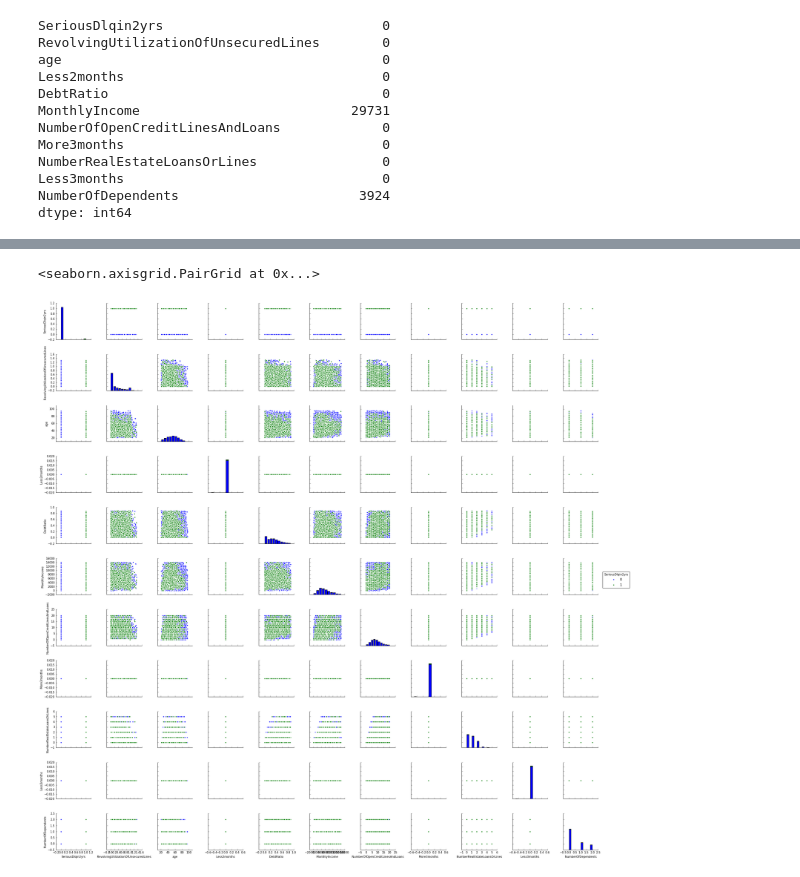
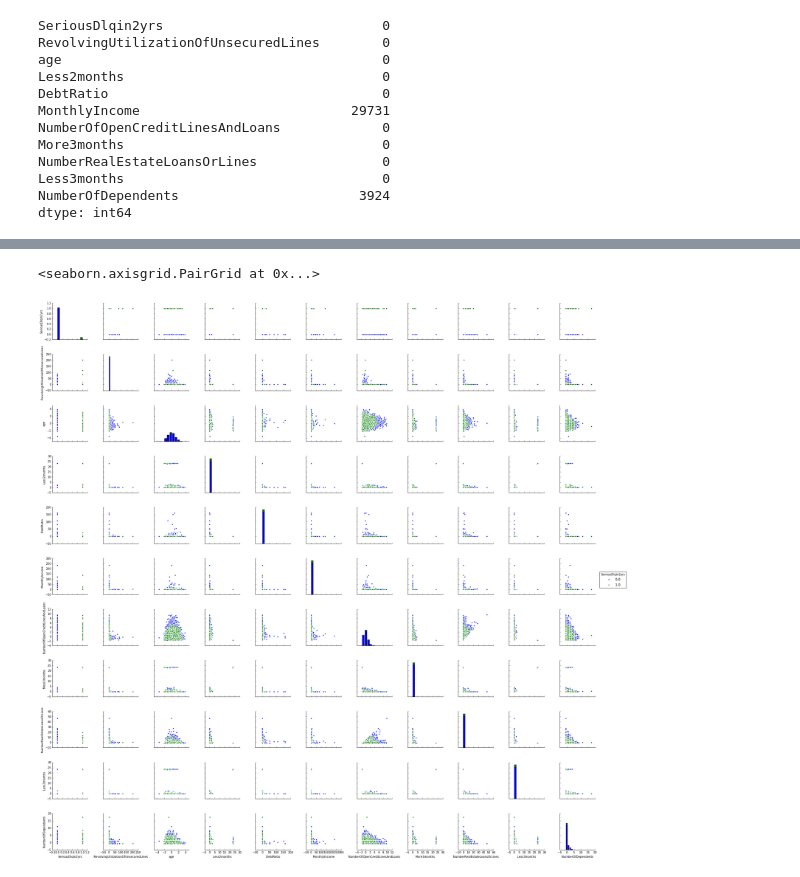
Before and after one commit to Keisuke-Yokota/CAPP-30254-1-Spring-2018-, a Jupyter notebook: hw2/HW2 doing.ipynb, the cells around one changed output, grey strips where cells are left out. Drawn from its saved outputs; the diff is of its cells as text; code cells hidden in the pictures.

```diff
--- a/hw2/HW2 doing.ipynb
+++ b/hw2/HW2 doing.ipynb
@@ -5,7 +5,8 @@ import matplotlib.pyplot as plt
 import seaborn as sns
 %matplotlib inline
 # %%
-df = pd.read_csv('cs-training.csv')
+df = pd.read_csv('cs-training.csv', header=0)
+df.reset_index()
 df = df.rename(columns={'Unnamed: 0':'ID',
                         'NumberOfTime30-59DaysPastDueNotWorse':'Less2months',
                        'NumberOfTimes90DaysLate':'More3months',
@@ -94,0 +193,3 @@ a.corr(
+# %%
+sc = StandardScaler()
+df_std = sc.fit_transform(df.iloc[:, 1:].fillna(df.mean()))
@@ -94,0 +212,5 @@ a.corr(
+# %%
+df_std = pd.DataFrame(df_std)
+df_std.index = df_std.index + 1
+df_std.columns = df.iloc[:, 1:].columns
+df_std.describe()
@@ -95,5 +227,7 @@ a.corr(
+# %%
+new_df = pd.concat([df.iloc[:, 0], df_std], axis=1)
 # %%
-sns.pairplot(a , hue='SeriousDlqin2yrs')
+sns.pairplot(new_df , hue='SeriousDlqin2yrs')
 # %% [output]
 <seaborn.axisgrid.PairGrid at 0x...>
-[figure, old version]
+[figure, new version]
```
Also changed, not shown: parts of 18 cells of this notebook, 2 other files.
